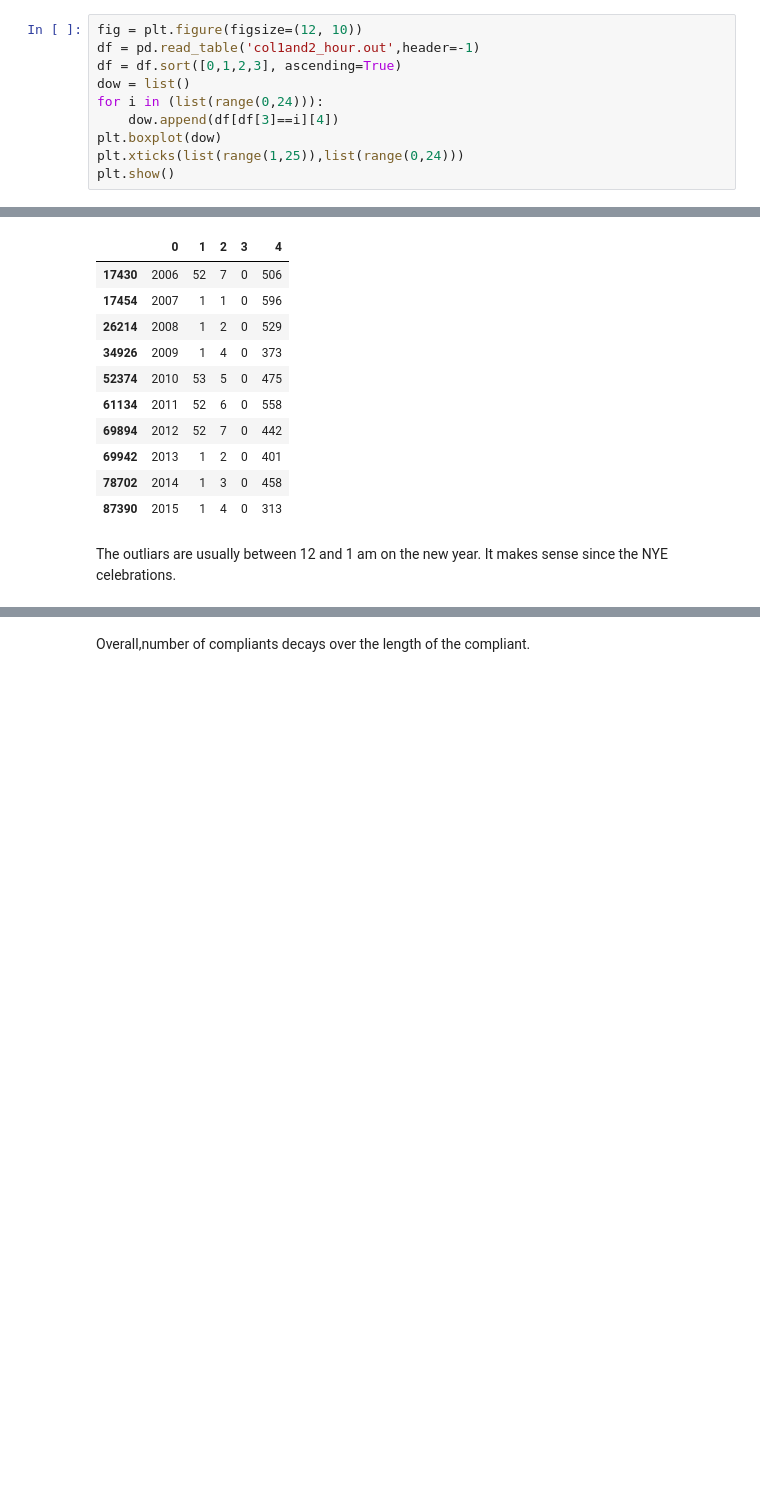
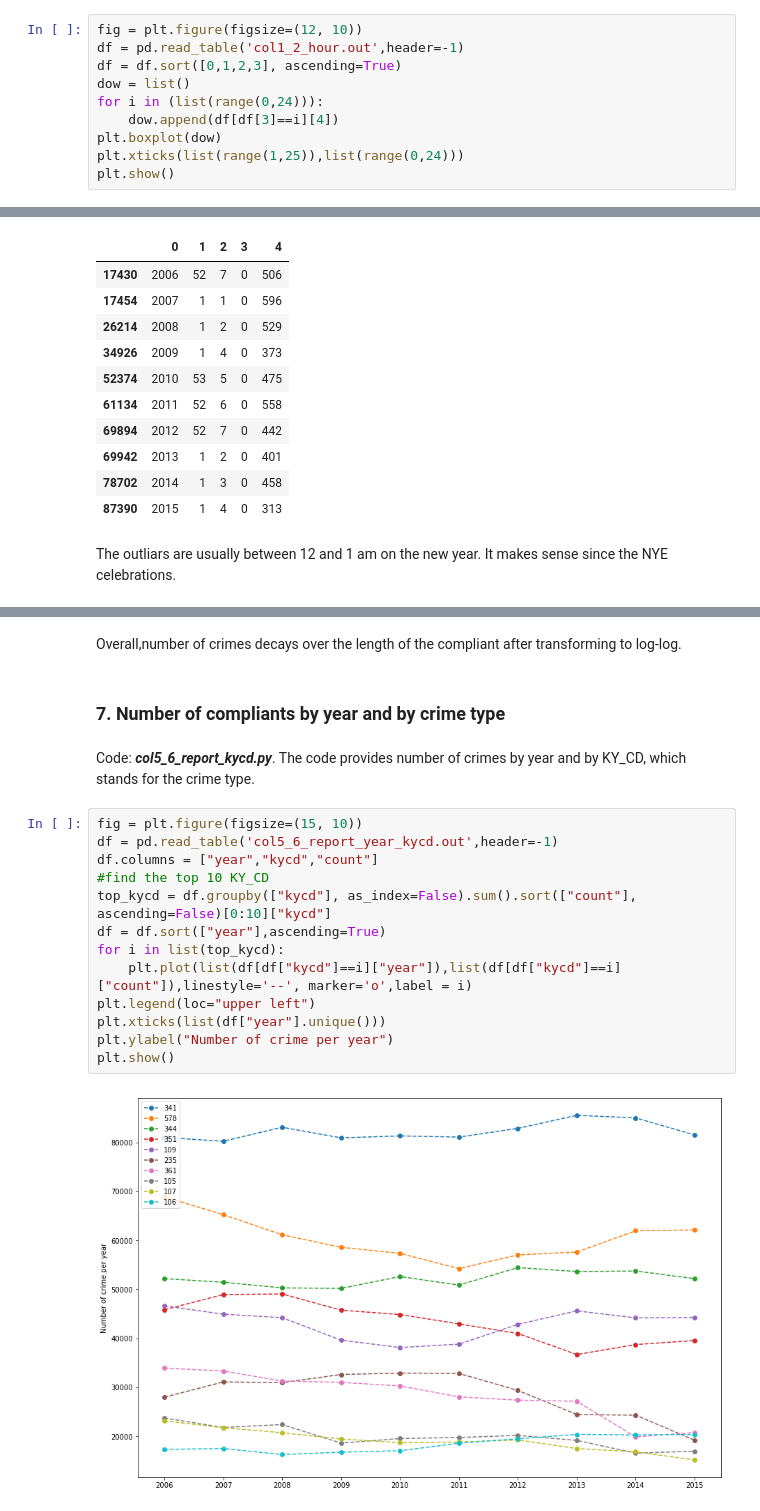
Before and after one commit to sherylke/ds1004project, a Jupyter notebook: Part 1 - ws854.ipynb, the cells around one changed output, grey strips where cells are left out. Saved outputs shown, nothing was run; the diff lists cells and outputs as text; blank space fills up the shorter version.

```diff
--- a/Data Summary and Quality - Phase 1.ipynb
+++ b/Part 1 - ws854.ipynb
@@ -280,6 +286,6 @@ Code: ***col1and2_hour.py***. This code is to check number of compliants by hour
 # %%
 fig = plt.figure(figsize=(12, 10))
-df = pd.read_table('col1and2_hour.out',header=-1)
+df = pd.read_table('col1_2_hour.out',header=-1)
 df = df.sort([0,1,2,3], ascending=True)
 dow = list()
 for i in (list(range(0,24))):
@@ -328,4 +334,23 @@ plt.show()
 # %% [output]
 [figure]
 # %% [markdown]
-Overall,number of compliants decays over the length of the compliant.
+Overall,number of crimes decays over the length of the compliant after transforming to log-log.
+# %% [markdown]
+### 7. Number of compliants by year and by crime type
+# %% [markdown]
+Code: ***col5_6_report_kycd.py***. The code provides number of crimes by year and by KY_CD, which stands for the crime type.
+# %%
+fig = plt.figure(figsize=(15, 10))
+df = pd.read_table('col5_6_report_year_kycd.out',header=-1)
+df.columns = ["year","kycd","count"]
+#find the top 10 KY_CD
+top_kycd = df.groupby(["kycd"], as_index=False).sum().sort(["count"], ascending=False)[0:10]["kycd"]
+df = df.sort(["year"],ascending=True)
+for i in list(top_kycd):
+    plt.plot(list(df[df["kycd"]==i]["year"]),list(df[df["kycd"]==i]["count"]),linestyle='--', marker='o',label = i)
+plt.legend(loc="upper left")
+plt.xticks(list(df["year"].unique()))
+plt.ylabel("Number of crime per year")
+plt.show()
+# %% [output]
+[figure, added]
```
Also changed, not shown: parts of 23 cells of this notebook.
